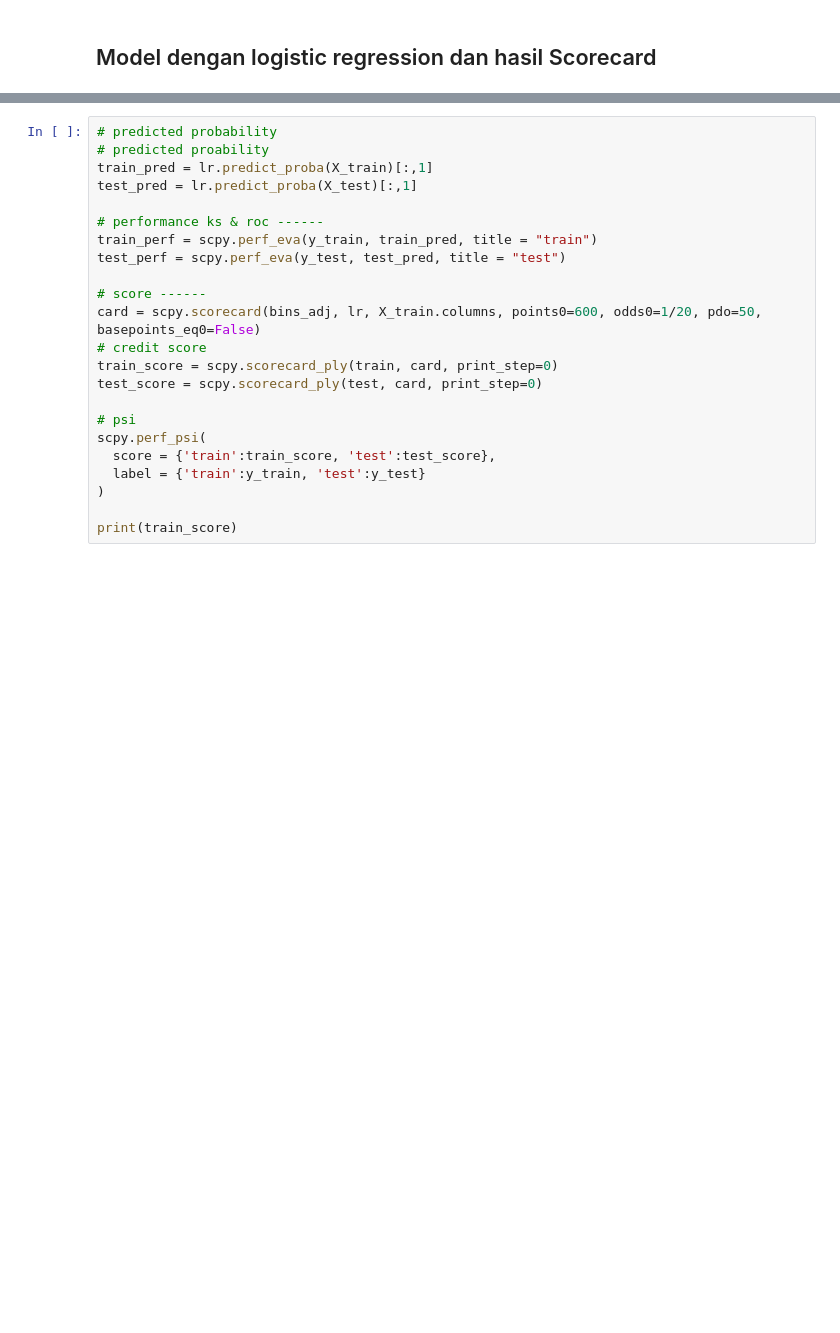
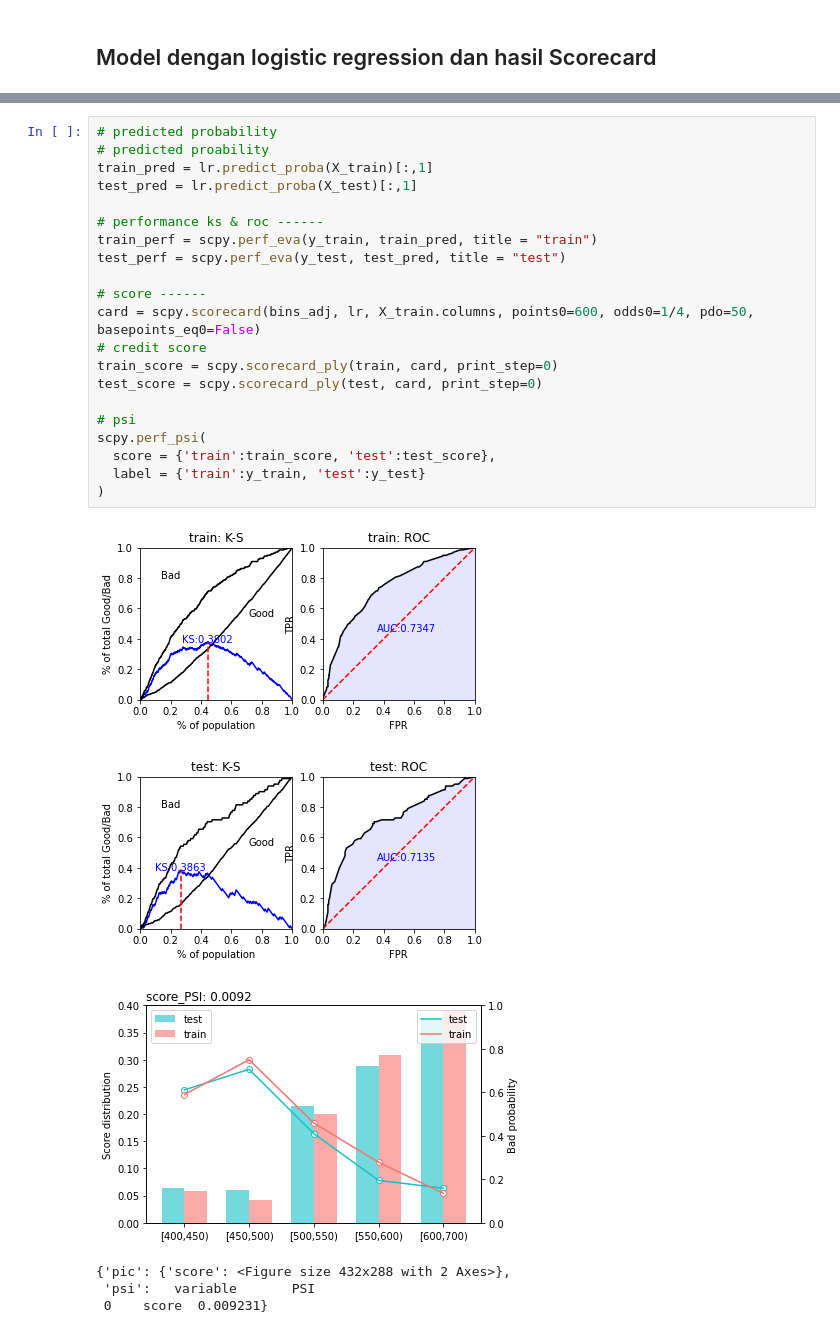
Before and after one commit to IndraLukasTjahaja/Digital_Credit_Risk, a Jupyter notebook: Bab_2_Model_Score_Kredit_dengan_Python.ipynb, the cells around one changed output, grey strips where cells are left out. Drawn from its saved outputs; the diff is of its cells as text; blank space fills up the shorter version.

```diff
--- a/Bab_2_Model_Score_Kredit_dengan_Python.ipynb
+++ b/Bab_2_Model_Score_Kredit_dengan_Python.ipynb
@@ -1304,24 +1813,29 @@ result.summary()
 # %%
 # predicted probability
 # predicted proability
 train_pred = lr.predict_proba(X_train)[:,1]
 test_pred = lr.predict_proba(X_test)[:,1]
 
 # performance ks & roc ------
 train_perf = scpy.perf_eva(y_train, train_pred, title = "train")
 test_perf = scpy.perf_eva(y_test, test_pred, title = "test")
 
 # score ------
-card = scpy.scorecard(bins_adj, lr, X_train.columns, points0=600, odds0=1/20, pdo=50, basepoints_eq0=False)
+card = scpy.scorecard(bins_adj, lr, X_train.columns, points0=600, odds0=1/4, pdo=50, basepoints_eq0=False)
 # credit score
 train_score = scpy.scorecard_ply(train, card, print_step=0)
 test_score = scpy.scorecard_ply(test, card, print_step=0)
 
 # psi
 scpy.perf_psi(
   score = {'train':train_score, 'test':test_score},
   label = {'train':y_train, 'test':y_test}
 )
-
-print(train_score)
+# %% [output]
+[figure, added]
+[figure, added]
+[figure, added]
+{'pic': {'score': <Figure size 432x288 with 2 Axes>},
+ 'psi':   variable       PSI
+ 0    score  0.009231}
 # %%
```
Also changed, not shown: parts of 56 cells of this notebook.
